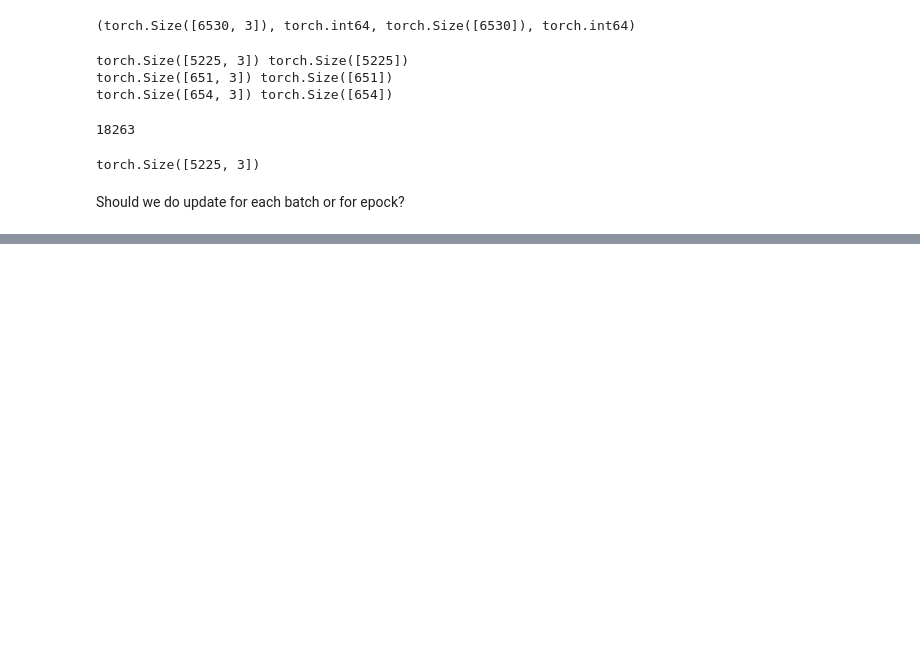
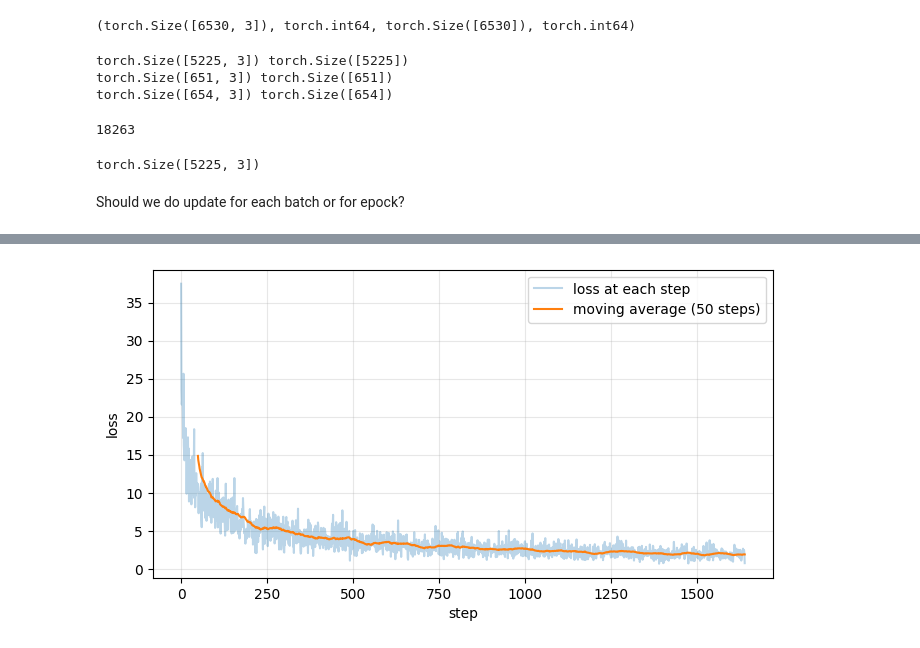
Before and after one commit to sarlusyan/ML-Projects, a Jupyter notebook: Surname Generator/src/surname_generator_Karpathy.ipynb, the cells around one changed output, grey strips where cells are left out. Drawn from its saved outputs; the diff is of its cells as text; code cells hidden in the pictures; blank space fills up the shorter version.

```diff
--- a/Surname Generator/src/surname_generator_Karpathy.ipynb
+++ b/Surname Generator/src/surname_generator_Karpathy.ipynb
@@ -168,3 +169,20 @@ Epoch 9: loss = 0.0147
+# %%
+import numpy as np
+import matplotlib.pyplot as plt
+
+window = 50
+smooth = np.convolve(lossi, np.ones(window) / window, mode="valid")
+
+plt.figure(figsize=(8, 4))
+plt.plot(lossi, alpha=0.3, label="loss at each step")
+plt.plot(np.arange(window - 1, len(lossi)), smooth, label=f"moving average ({window} steps)")
+plt.xlabel("step")
+plt.ylabel("loss")
+plt.legend()
+plt.grid(alpha=0.3)
+plt.show()
+# %% [output]
+[figure, added]
 # %%
 with torch.no_grad():
     emb = C[X_train]
```
Also changed, not shown: parts of 6 cells of this notebook, 3 other files.
